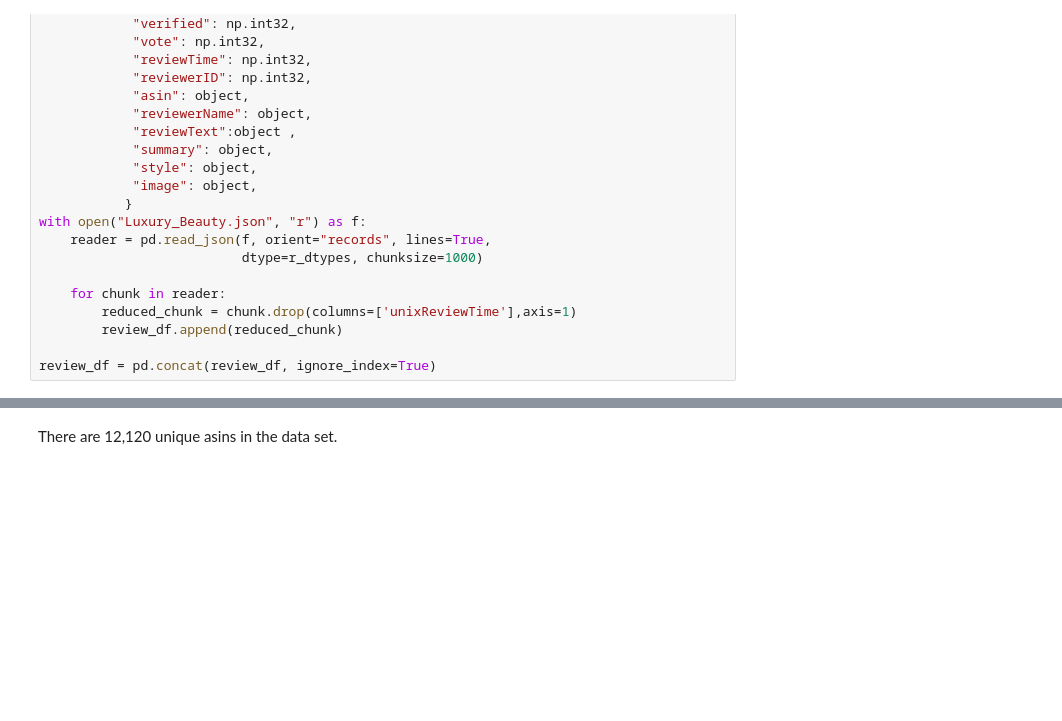
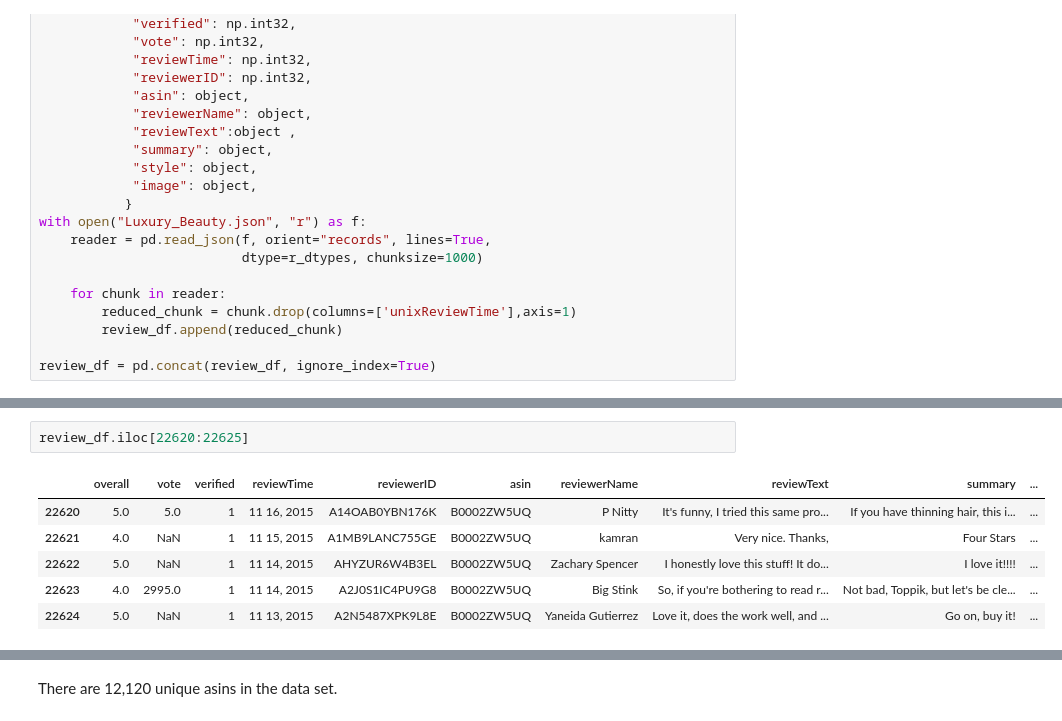
Before and after one commit to toffeeink/TrendSearcher_Capstone, a Jupyter notebook: luxury_beauty_reviews.ipynb, the cells around one changed output, grey strips where cells are left out. Drawn from its saved outputs; the diff is of its cells as text; blank space fills up the shorter version.

```diff
--- a/luxury_beauty_reviews.ipynb
+++ b/luxury_beauty_reviews.ipynb
@@ -84,0 +164,9 @@ clean_review_df = pd.DataFrame()
+# %%
+review_df.iloc[22620:22625]
+# %% [output]
+|  | overall | vote | verified | reviewTime | reviewerID | asin | reviewerName | reviewText | summary | ... |
+| 22620 | 5.0 | 5.0 | 1 | 11 16, 2015 | A14OAB0YBN176K | B0002ZW5UQ | P Nitty | It's funny, I tried this same pro... | If you have thinning hair, this i... | ... |
+| 22621 | 4.0 | NaN | 1 | 11 15, 2015 | A1MB9LANC755GE | B0002ZW5UQ | kamran | Very nice. Thanks, | Four Stars | ... |
+| 22622 | 5.0 | NaN | 1 | 11 14, 2015 | AHYZUR6W4B3EL | B0002ZW5UQ | Zachary Spencer | I honestly love this stuff! It do... | I love it!!!! | ... |
+| 22623 | 4.0 | 2995.0 | 1 | 11 14, 2015 | A2J0S1IC4PU9G8 | B0002ZW5UQ | Big Stink | So, if you're bothering to read r... | Not bad, Toppik, but let's be cle... | ... |
+| 22624 | 5.0 | NaN | 1 | 11 13, 2015 | A2N5487XPK9L8E | B0002ZW5UQ | Yaneida Gutierrez | Love it, does the work well, and ... | Go on, buy it! | ... |
```
Also changed, not shown: parts of 106 cells of this notebook, 2 other files.
